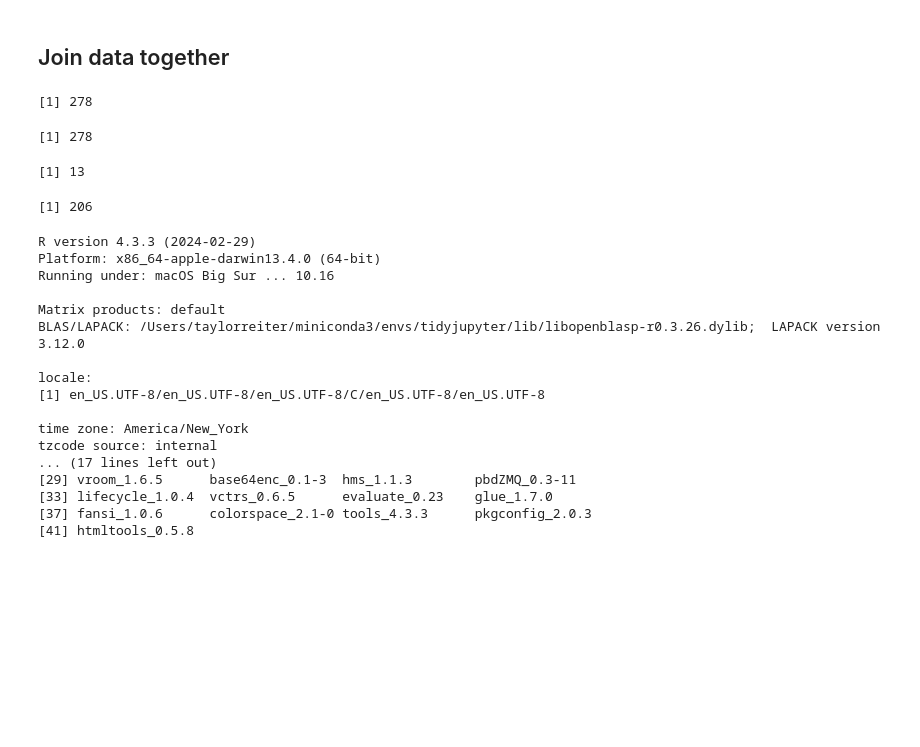
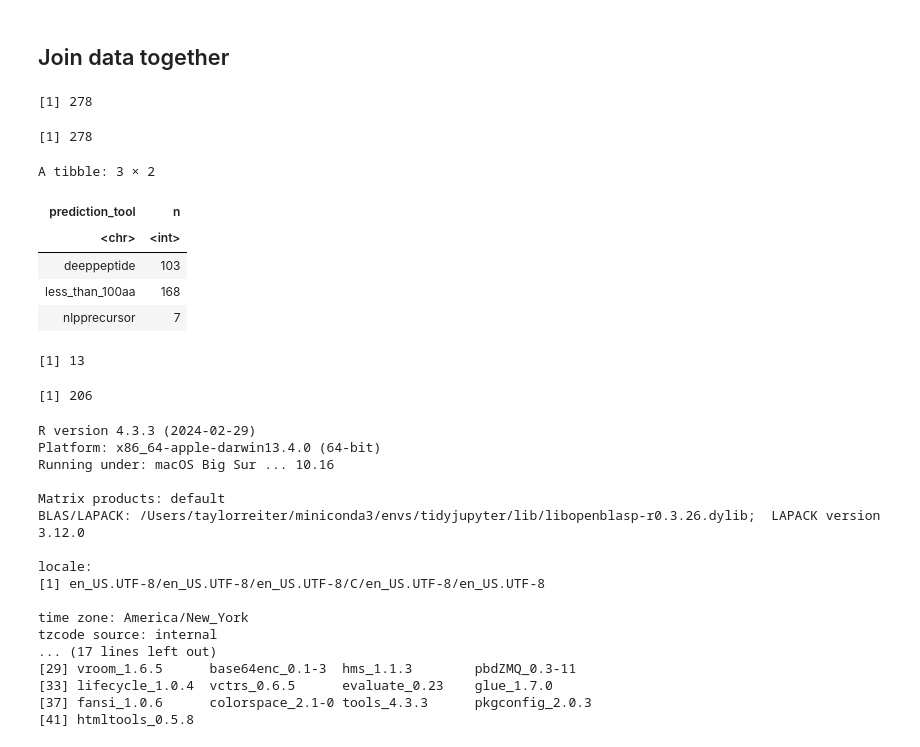
Before and after one commit to Arcadia-Science/2024-chelicerate-phylogenomics-peptides, a Jupyter notebook: notebooks/20240626-02-combine-peptide-predictions-with-metadata.ipynb, the cells around one changed output. Saved outputs shown, nothing was run; the diff lists cells and outputs as text; code cells hidden in the pictures; blank space fills up the shorter version.

```diff
--- a/notebooks/20240626-02-combine-peptide-predictions-with-metadata.ipynb
+++ b/notebooks/20240626-02-combine-peptide-predictions-with-metadata.ipynb
@@ -153,6 +144,17 @@ length(unique(predictions$protein_sequence))
 # %% [output]
 [1] 278
 [1] 278
+# %%
+predictions %>%
+ group_by(prediction_tool) %>%
+ tally()
+# %% [output]
+A tibble: 3 × 2
+| prediction_tool | n |
+| <chr> | <int> |
+| deeppeptide | 103 |
+| less_than_100aa | 168 |
+| nlpprecursor | 7 |
 # %%
 length(unique(predictions$traitmapping_orthogroup))
 # %% [output]
```
Also changed, not shown: parts of 2 cells of this notebook, 3 other files.
